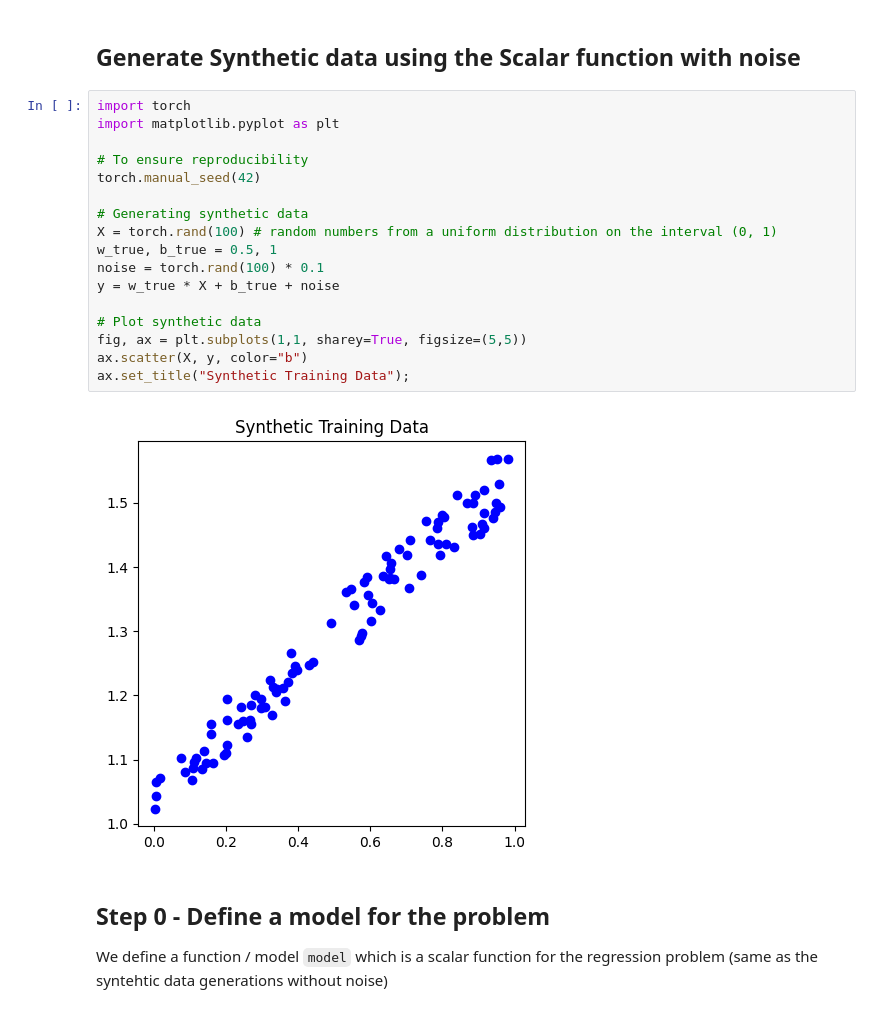
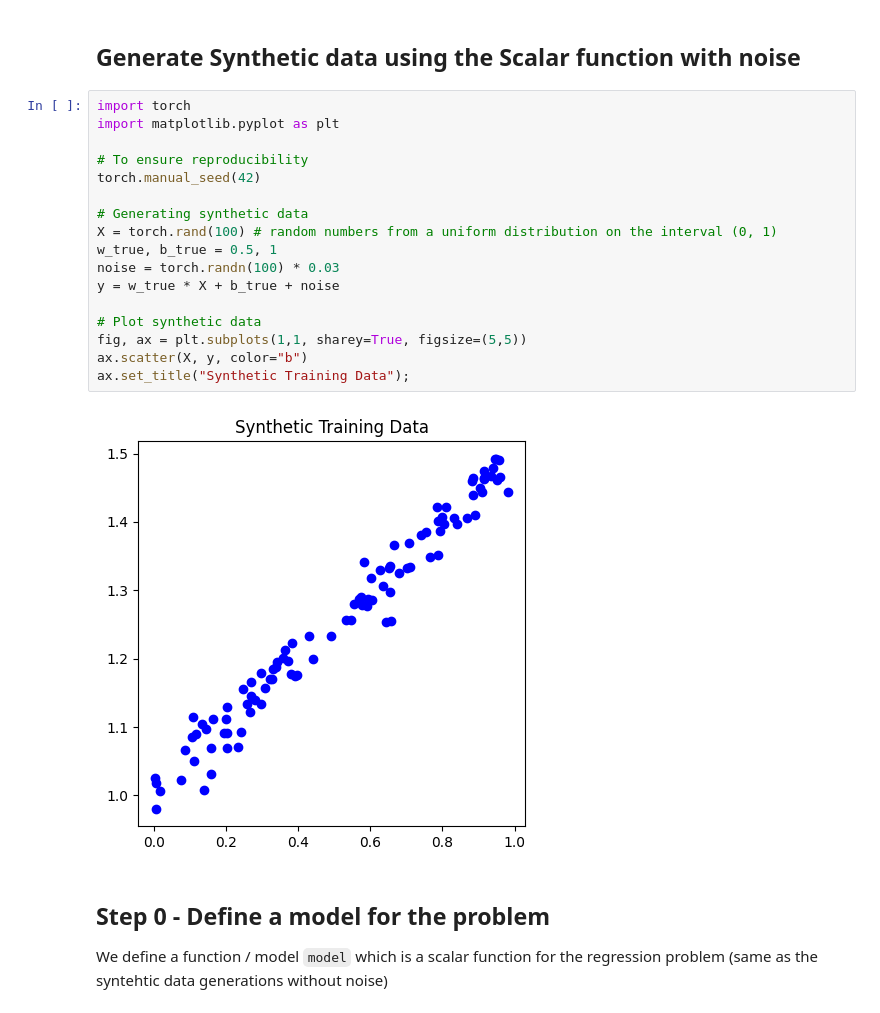
Before and after one commit to ronald-hk-chung/ssnotebook, a Jupyter notebook: basics_of_neural_network/understanding_stochastic_gradient_descent.ipynb, the cells around one changed output. Cells and saved outputs as stored; diff of their text form.

```diff
--- a/basics_of_neural_network/understanding_stochastic_gradient_descent.ipynb
+++ b/basics_of_neural_network/understanding_stochastic_gradient_descent.ipynb
@@ -36,22 +42,22 @@ $y = w \times X + b + noise$
 # %%
 import torch
 import matplotlib.pyplot as plt
 
 # To ensure reproducibility
 torch.manual_seed(42)
 
 # Generating synthetic data
 X = torch.rand(100) # random numbers from a uniform distribution on the interval (0, 1)
 w_true, b_true = 0.5, 1
-noise = torch.rand(100) * 0.1
+noise = torch.randn(100) * 0.03
 y = w_true * X + b_true + noise
 
 # Plot synthetic data
 fig, ax = plt.subplots(1,1, sharey=True, figsize=(5,5))
 ax.scatter(X, y, color="b")
 ax.set_title("Synthetic Training Data");
 # %% [output]
-[figure, old version]
+[figure, new version]
 # %% [markdown]
 ## Step 0 - Define a model for the problem
 
```
Also changed, not shown: parts of 42 cells of this notebook.
